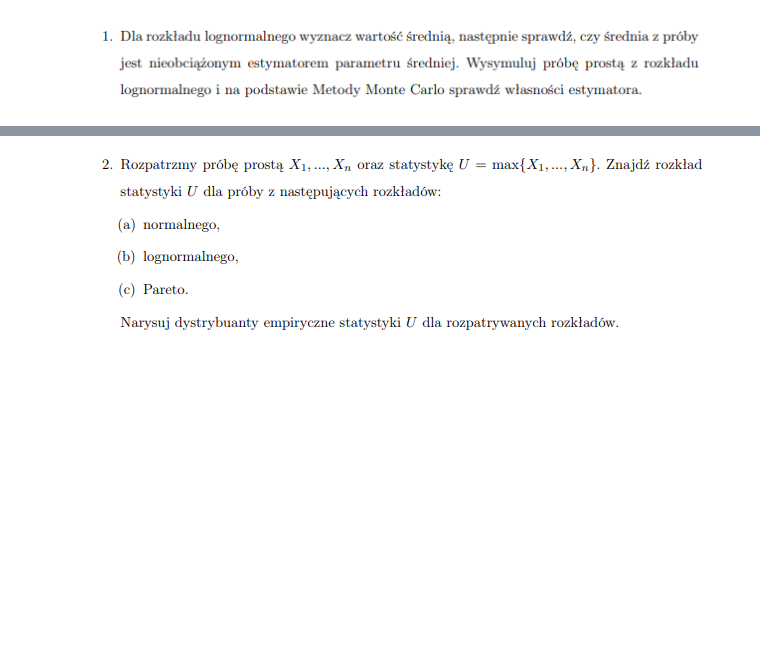
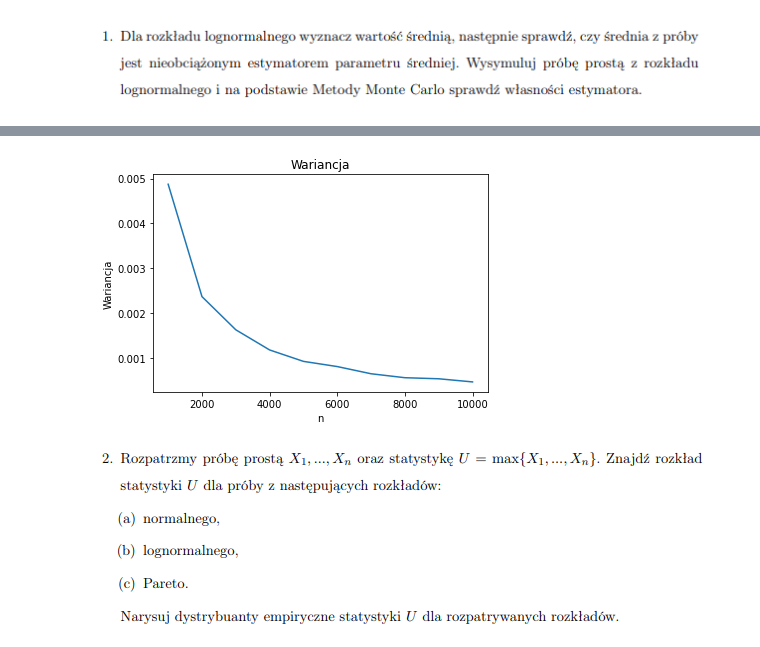
Before and after one commit to rafglo/Statystyka-stosowana, a Jupyter notebook: lista4.ipynb, the cells around one changed output, grey strips where cells are left out. Saved outputs shown, nothing was run; the diff lists cells and outputs as text; code cells hidden in the pictures; blank space fills up the shorter version.

```diff
--- a/lista4.ipynb
+++ b/lista4.ipynb
@@ -21,3 +50,11 @@ print("Średnia z próby: " + str(sample_mean), "   Średnia ze wzoru: " +  str(
+# %%
+plt.plot(ns,vars)
+plt.title("Wariancja")
+plt.xlabel("n")
+plt.ylabel("Wariancja")
+plt.show()
+# %% [output]
+[figure, added]
 # %% [markdown]
 ![image.png](attachment:image.png)
 # %% [markdown]
```
Also changed, not shown: parts of 19 cells of this notebook.
